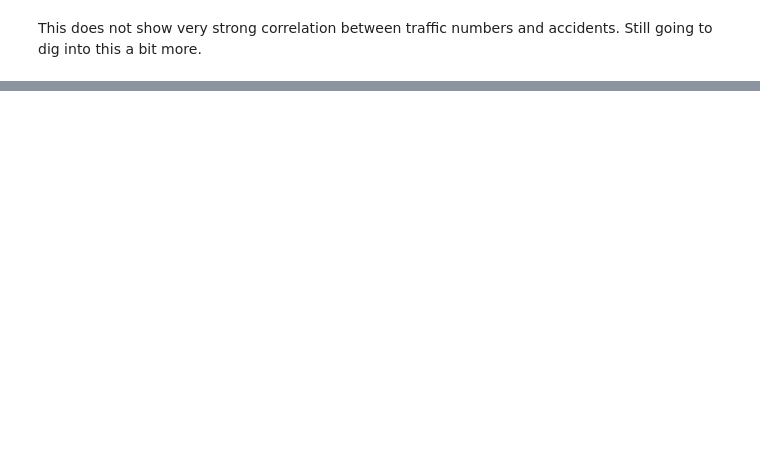
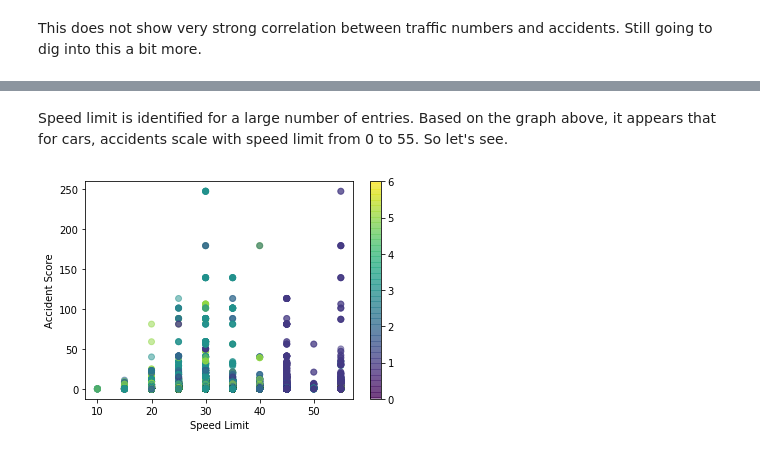
Before and after one commit to LinneaHarts/SpringBoard, a Jupyter notebook: capstone1/Exploratory Data Analysis.ipynb, the cells around one changed output, grey strips where cells are left out. Saved outputs shown, nothing was run; the diff lists cells and outputs as text; code cells hidden in the pictures; blank space fills up the shorter version.

```diff
--- a/capstone1/Exploratory Data Analysis.ipynb
+++ b/capstone1/Exploratory Data Analysis.ipynb
@@ -104,0 +173,3 @@ c
+# %%
+sl_rd = rd.query('Speed_Lim > 0 and Speed_Lim < 99')
+sl_rd.Speed_Lim.describe()
@@ -104,0 +186,9 @@ c
+# %% [markdown]
+Speed limit is identified for a large number of entries. Based on the graph above, it appears that for cars, accidents scale with speed limit from 0 to 55. So let's see.
+# %%
+_ = plt.scatter(sl_rd.Speed_Lim, sl_rd.car_acc_score, alpha=0.5, c=sl_rd.F_Class)
+_ = plt.xlabel('Speed Limit')
+_ = plt.ylabel('Accident Score')
+_ = plt.colorbar()
+# %% [output]
+[figure, added]
```
Also changed, not shown: parts of 45 cells of this notebook, 1 other file.
